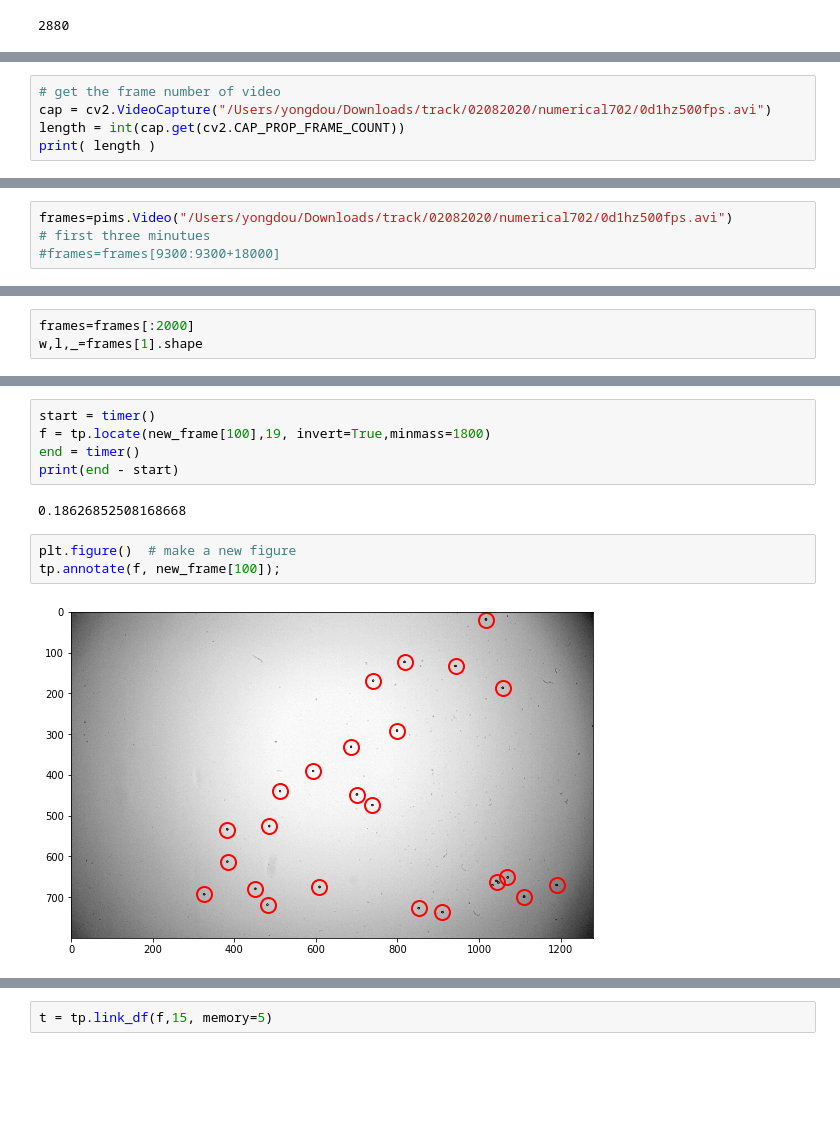
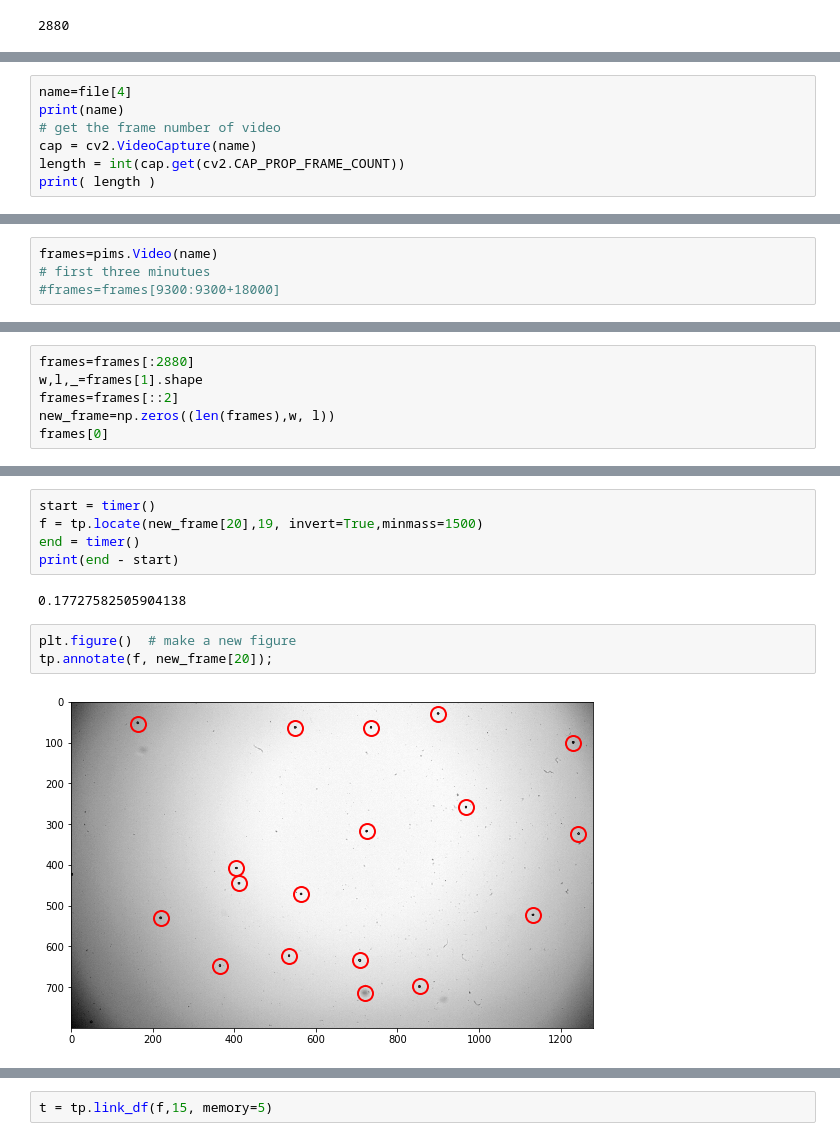
Before and after one commit to someoneinthecrowd/track-colloid-motion, a Jupyter notebook: hydrodynamics.ipynb, the cells around one changed output, grey strips where cells are left out. Saved outputs shown, nothing was run; the diff lists cells and outputs as text; blank space fills up the shorter version.

```diff
--- a/hydrodynamics.ipynb
+++ b/hydrodynamics.ipynb
@@ -62,6 +78,8 @@ mpp=micron/pixel
 # %%
+name=file[4]
+print(name)
 # get the frame number of video
-cap = cv2.VideoCapture("/Users/yongdou/Downloads/track/02082020/numerical702/0d1hz500fps.avi")
+cap = cv2.VideoCapture(name)
 length = int(cap.get(cv2.CAP_PROP_FRAME_COUNT))
 print( length )
 # %% [output]
@@ -69,4 +88,4 @@ print( length )
 # %%
-frames=pims.Video("/Users/yongdou/Downloads/track/02082020/numerical702/0d1hz500fps.avi")
+frames=pims.Video(name)
 # first three minutues
 #frames=frames[9300:9300+18000]
@@ -97,3 +96,6 @@ Frame([[[59, 59, 59],
 # %%
-frames=frames[:2000]
+frames=frames[:2880]
 w,l,_=frames[1].shape
+frames=frames[::2]
+new_frame=np.zeros((len(frames),w, l))
+frames[0]
@@ -134,15 +129,15 @@ for i in range(len(frames)-1):
 # %%
 start = timer()
-f = tp.locate(new_frame[100],19, invert=True,minmass=1800)
+f = tp.locate(new_frame[20],19, invert=True,minmass=1500)
 end = timer()
 print(end - start)
 # %% [output]
-0.18626852508168668
+0.17727582505904138
 # %%
 plt.figure()  # make a new figure
-tp.annotate(f, new_frame[100]);
+tp.annotate(f, new_frame[20]);
 # %% [output]
-[figure, old version]
+[figure, new version]
 # %%
 f.head()
 # %% [output]
```
Also changed, not shown: parts of 21 cells of this notebook.
